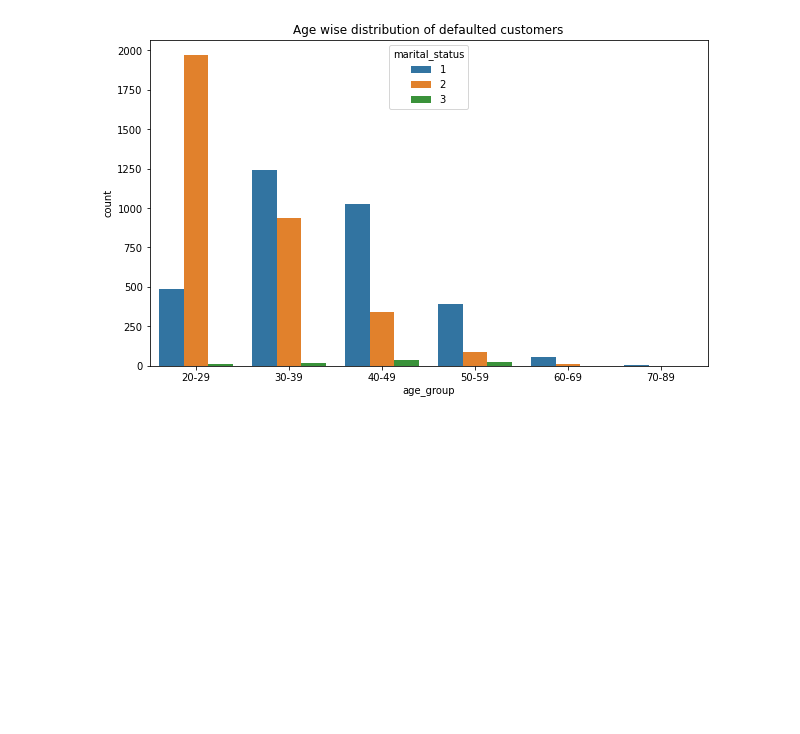
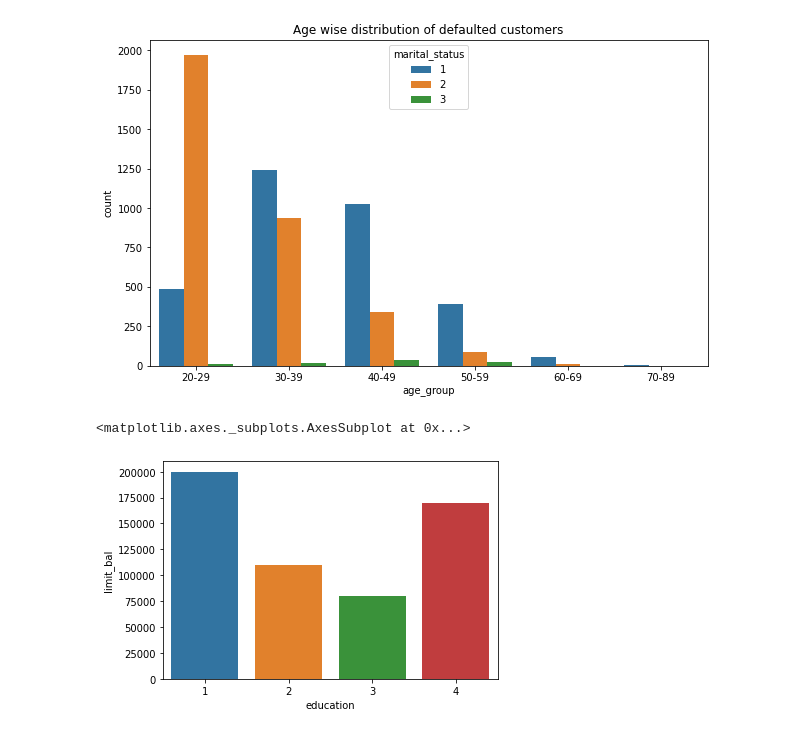
Before and after one commit to shreesha2304/Credit-Card-Default-Prediction, a Jupyter notebook: Credit_Card_Default_Prediction_Capstone_Project.ipynb, the cells around one changed output. Saved outputs shown, nothing was run; the diff lists cells and outputs as text; code cells hidden in the pictures; blank space fills up the shorter version.

```diff
--- a/Credit_Card_Default_Prediction_Capstone_Project.ipynb
+++ b/Credit_Card_Default_Prediction_Capstone_Project.ipynb
@@ -392,3 +515,10 @@ plt.title('Age wise distribution of defaulted customers')
 # %% [output]
 Text(0.5, 1.0, 'Age wise distribution of defaulted customers')
 [figure]
+# %%
+education_df=pd.DataFrame(df.groupby(['education']).limit_bal.median()).reset_index()
+# %%
+sns.barplot(x=education_df['education'],y=education_df['limit_bal'])
+# %% [output]
+<matplotlib.axes._subplots.AxesSubplot at 0x...>
+[figure, added]
```
Also changed, not shown: parts of 80 cells of this notebook.
